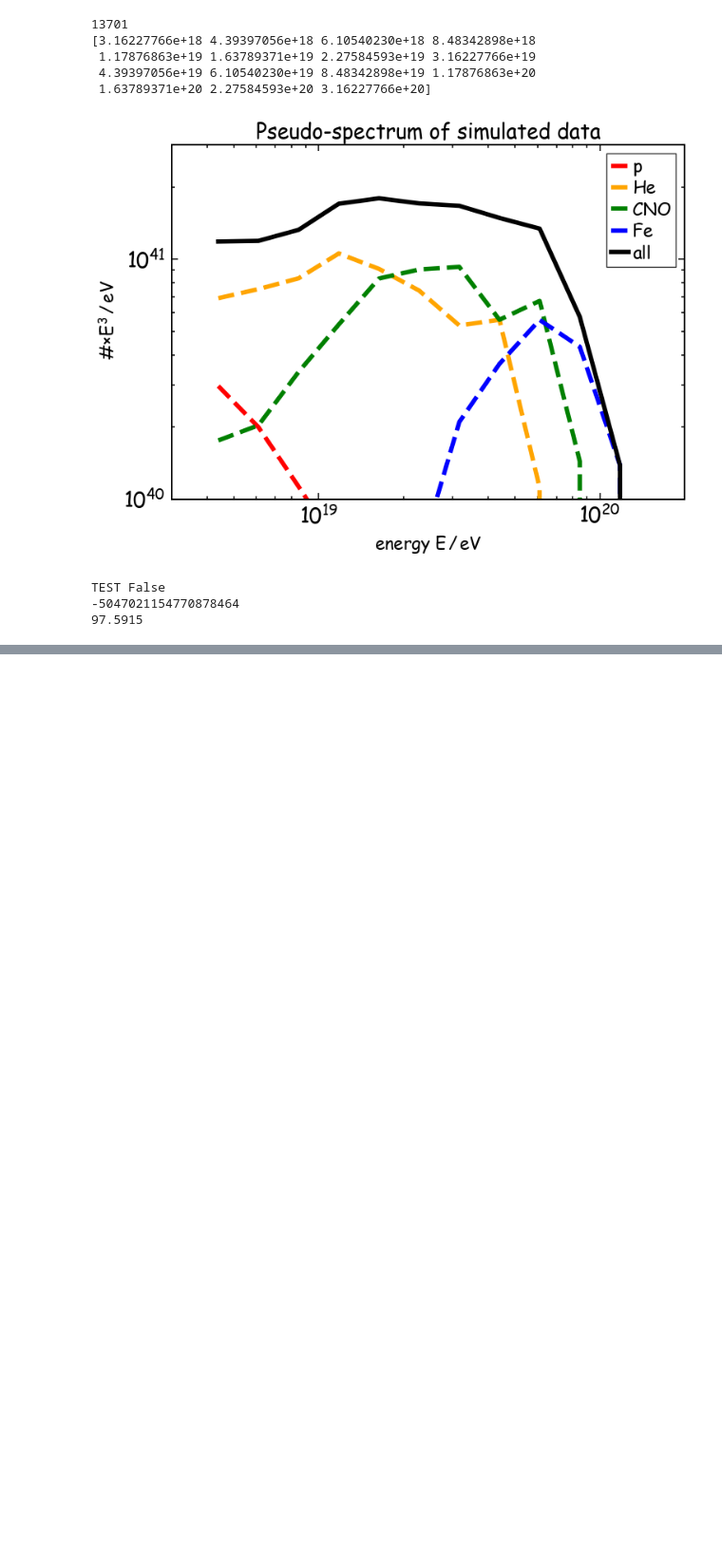
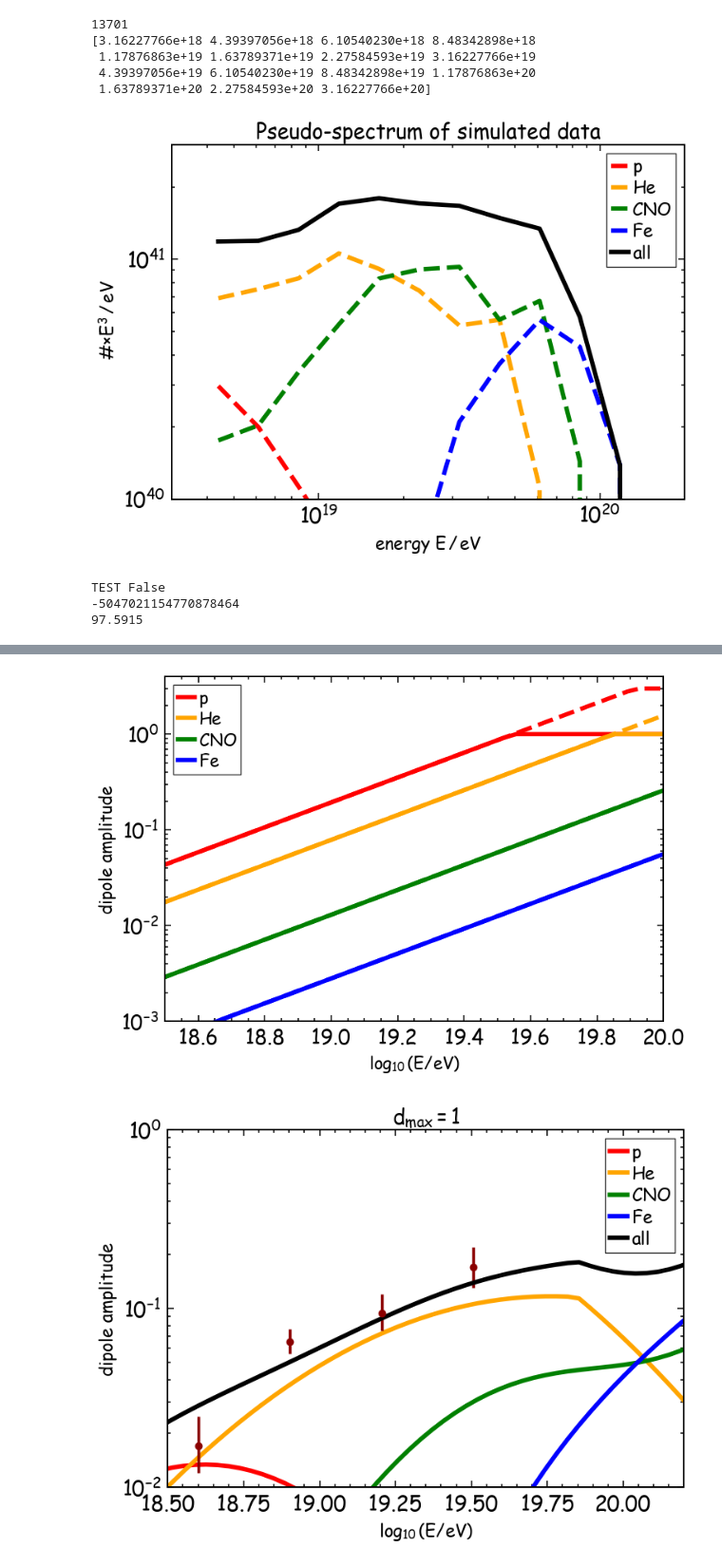
Before and after one commit to paolo-magnani/aixnet_simulations, a Jupyter notebook: simulation_lib.ipynb, the cells around one changed output, grey strips where cells are left out. Shown at 95% size. Drawn from its saved outputs; the diff is of its cells as text; code cells hidden in the pictures; blank space fills up the shorter version.

```diff
--- a/simulation_lib.ipynb
+++ b/simulation_lib.ipynb
@@ -52,9 +53,6 @@ dict_keys(['dnn_axis', 'dnn_core', 'dnn_energy', 'dnn_xmax', 'event_id', 'auger_
 443543
 [figure]
 # %%
-names = {'p': 1, 'He': 4, 'CNO': 16, 'Fe': 56}
-colors = {'p': 'red', 'He': 'orange', 'CNO': 'green', 'Fe': 'blue'}
-
 mf = mass_fractions()
 ene = np.linspace(np.log10(3e18),np.log10(200e18))
 
@@ -207,0 +193,69 @@ np.save('simulated_data.npy', dd)
+# %%
+dip = simulated_dipole()
+ene = np.linspace(np.log10(3e18),np.log10(200e18))
+# pene = np.linspace(np.log10(3e18))
+# print(ene)
+
+plt.figure(figsize=(10,6))
+for name in names:
+    plt.plot(ene, dip.dipole_dependence(name, np.power(10, ene - 18), 1), label=f'{name}', linewidth=4, color=colors[name])
+    plt.plot(ene, dip.dipole_dependence(name, np.power(10, ene - 18), 3), ls='--', linewidth=4, color=colors[name])
+
+plt.xlabel(r'$\log_{10}(E/eV)$')
+plt.ylabel('dipole amplitude')
+plt.ylim(1e-3, 4)
+plt.xlim(18.5, 20)
+plt.yscale('log')
+plt.legend()
+plt.show()
+
+
+dtot = np.zeros_like(ene)
+
+plt.figure(figsize=(10,6))
+plt.title(r'$d_{max}=1$')
+for name in names:
+    if name == 'Fe':
+        ddd = dip.dipole_dependence(name, np.power(10, ene - 18), 1)*(1 - (mf.fraction_func('p', ene) + mf.fraction_func('He', ene) + mf.fraction_func('CNO', ene)))
+        plt.plot(ene, ddd, label=f'{name}', linewidth=4, color=colors[name])
+        dtot += ddd
+    else:
+        ddd = dip.dipole_dependence(name, np.power(10, ene - 18), 1)*mf.fraction_func(name, ene)
+        plt.plot(ene, ddd, label=f'{name}', linewidth=4, color=colors[name])
+        dtot += ddd
+plt.errorbar(np.log10(mid_ene), dipole_values, yerr=dipole_errors, ls='', marker='o', color='darkred')
+plt.plot(ene, dtot, label='all', linewidth=4, color='k')
+plt.xlabel(r'$\log_{10}(E/eV)$')
+plt.ylabel('dipole amplitude')
+plt.ylim(1e-2, 1)
+plt.xlim(18.5, 20.2)
+plt.yscale('log')
+plt.legend()
+plt.show()
+
+
+dtot = np.zeros_like(ene)
+
+plt.figure(figsize=(10,6))
+plt.title(r'$d_{max}=3$')
+for name in names:
+    if name == 'Fe':
+        ddd = dip.dipole_dependence(name, np.power(10, ene - 18), 3)*(1 - (mf.fraction_func('p', ene) + mf.fraction_func('He', ene) + mf.fraction_func('CNO', ene)))
+        plt.plot(ene, ddd, label=f'{name}', linewidth=4, color=colors[name])
+        dtot += ddd
+    else:
+        ddd = dip.dipole_dependence(name, np.power(10, ene - 18), 3)*mf.fraction_func(name, ene)
+        plt.plot(ene, ddd, label=f'{name}', linewidth=4, color=colors[name])
+        dtot += ddd
+plt.errorbar(np.log10(mid_ene), dipole_values, yerr=dipole_errors, ls='', marker='o', color='darkred')
+plt.plot(ene, dtot, label='all', linewidth=4, color='k')
+plt.xlabel(r'$\log_{10}(E/eV)$')
+plt.ylabel('dipole amplitude')
+plt.ylim(1e-2, 1)
+plt.xlim(18.5, 20.2)
+plt.yscale('log')
+plt.legend()
+plt.show()
+# %% [output]
+[figure, added]
+[figure, added]
```
Also changed, not shown: parts of 3 cells of this notebook, 4 other files.
